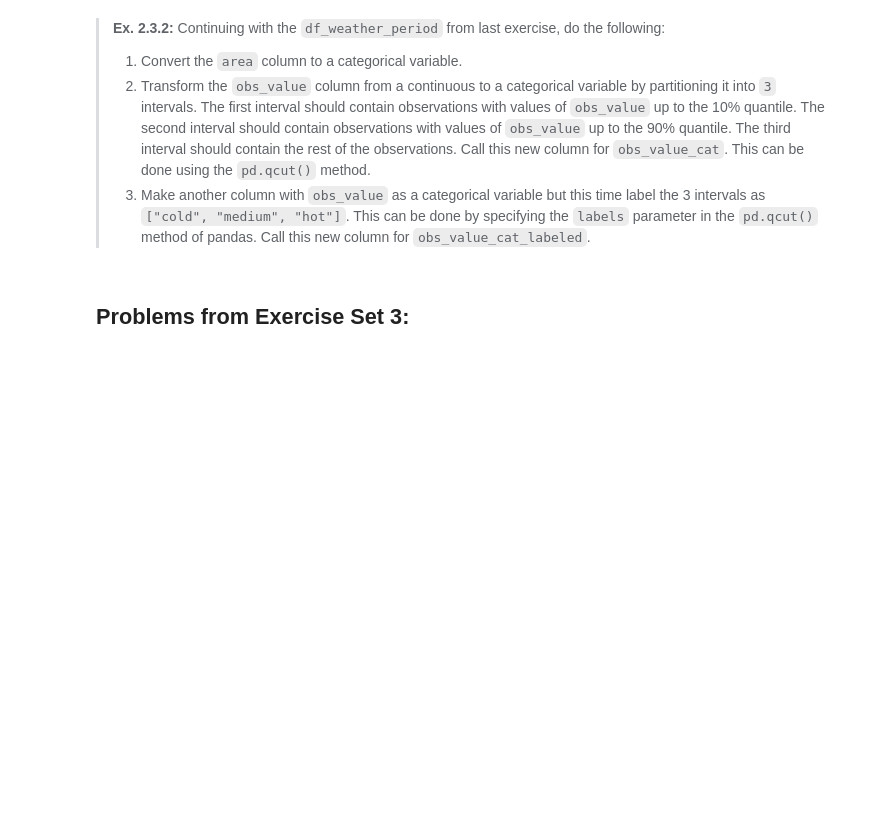
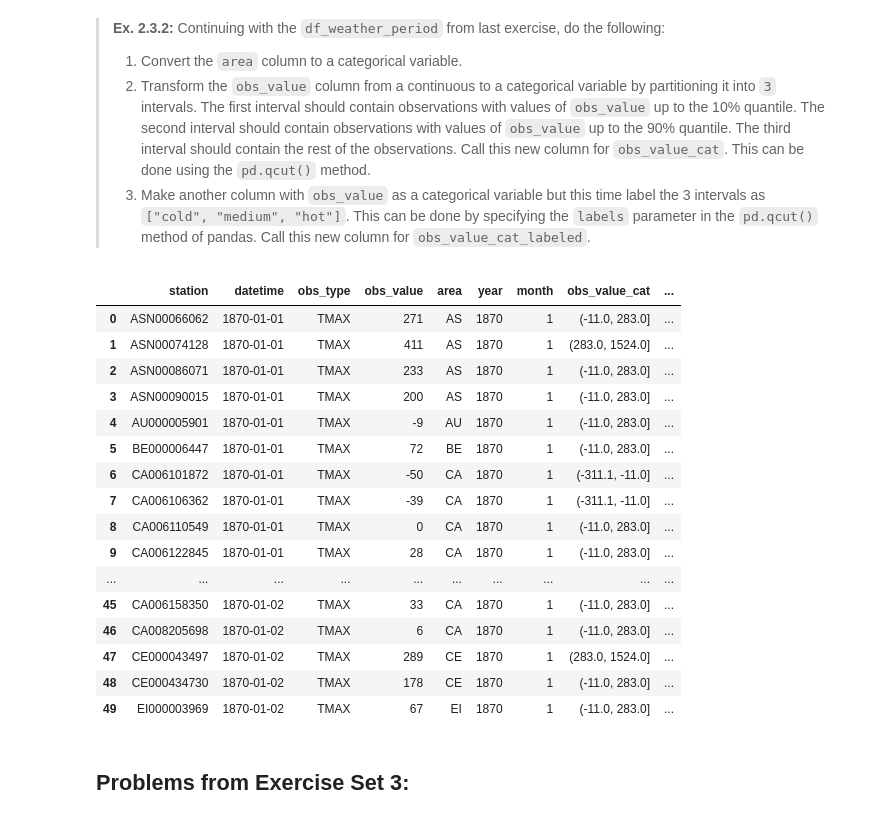
Before and after one commit to txg194/Qwe, a Jupyter notebook: Assignment 1/assignment_1.ipynb, the cells around one changed output. Saved outputs shown, nothing was run; the diff lists cells and outputs as text; code cells hidden in the pictures; blank space fills up the shorter version.

```diff
--- a/Assignment 1/assignment_1.ipynb
+++ b/Assignment 1/assignment_1.ipynb
@@ -166,3 +173,39 @@ raise NotImplementedError()
+# %%
+import numpy as np
+import pandas as pd
+
+#1 Convert "area" to categorical variable ...
+df_weather_period['area'] = df_weather_period.area.astype('category')
+
+#2 Transform obs_value to categorical var
+q10 = np.quantile(df_weather_period["obs_value"], 0.1) #output = -11 #these are just added to check the quantile-value
+q90 = np.quantile(df_weather_period["obs_value"], 0.9) #output = 283 #these are just added to check the quantile-value
+df_weather_period['obs_value_cat'] = pd.qcut(df_weather_period["obs_value"], q = [0, 0.1, 0.9, 1], precision = 1)
+
+#3 Make column named obs_value_cat_labeled
+labels = ["cold", "medium","hot"]
+df_weather_period['obs_value_cat_labeled'] = pd.qcut(df_weather_period['obs_value'], q = [0, 0.1, 0.9, 1], labels = labels)
+
+#Result
+df_weather_period.head(50)
+# %% [output]
+|  | station | datetime | obs_type | obs_value | area | year | month | obs_value_cat | ... |
+| 0 | ASN00066062 | 1870-01-01 | TMAX | 271 | AS | 1870 | 1 | (-11.0, 283.0] | ... |
+| 1 | ASN00074128 | 1870-01-01 | TMAX | 411 | AS | 1870 | 1 | (283.0, 1524.0] | ... |
+| 2 | ASN00086071 | 1870-01-01 | TMAX | 233 | AS | 1870 | 1 | (-11.0, 283.0] | ... |
+| 3 | ASN00090015 | 1870-01-01 | TMAX | 200 | AS | 1870 | 1 | (-11.0, 283.0] | ... |
+| 4 | AU000005901 | 1870-01-01 | TMAX | -9 | AU | 1870 | 1 | (-11.0, 283.0] | ... |
+| 5 | BE000006447 | 1870-01-01 | TMAX | 72 | BE | 1870 | 1 | (-11.0, 283.0] | ... |
+| 6 | CA006101872 | 1870-01-01 | TMAX | -50 | CA | 1870 | 1 | (-311.1, -11.0] | ... |
+| 7 | CA006106362 | 1870-01-01 | TMAX | -39 | CA | 1870 | 1 | (-311.1, -11.0] | ... |
+| 8 | CA006110549 | 1870-01-01 | TMAX | 0 | CA | 1870 | 1 | (-11.0, 283.0] | ... |
+| 9 | CA006122845 | 1870-01-01 | TMAX | 28 | CA | 1870 | 1 | (-11.0, 283.0] | ... |
+| ... | ... | ... | ... | ... | ... | ... | ... | ... | ... |
+| 45 | CA006158350 | 1870-01-02 | TMAX | 33 | CA | 1870 | 1 | (-11.0, 283.0] | ... |
+| 46 | CA008205698 | 1870-01-02 | TMAX | 6 | CA | 1870 | 1 | (-11.0, 283.0] | ... |
+| 47 | CE000043497 | 1870-01-02 | TMAX | 289 | CE | 1870 | 1 | (283.0, 1524.0] | ... |
+| 48 | CE000434730 | 1870-01-02 | TMAX | 178 | CE | 1870 | 1 | (-11.0, 283.0] | ... |
+| 49 | EI000003969 | 1870-01-02 | TMAX | 67 | EI | 1870 | 1 | (-11.0, 283.0] | ... |
 # %% [markdown]
 ## Problems from Exercise Set 3:
 # %% [markdown]
```
Also changed, not shown: parts of 14 cells of this notebook.
